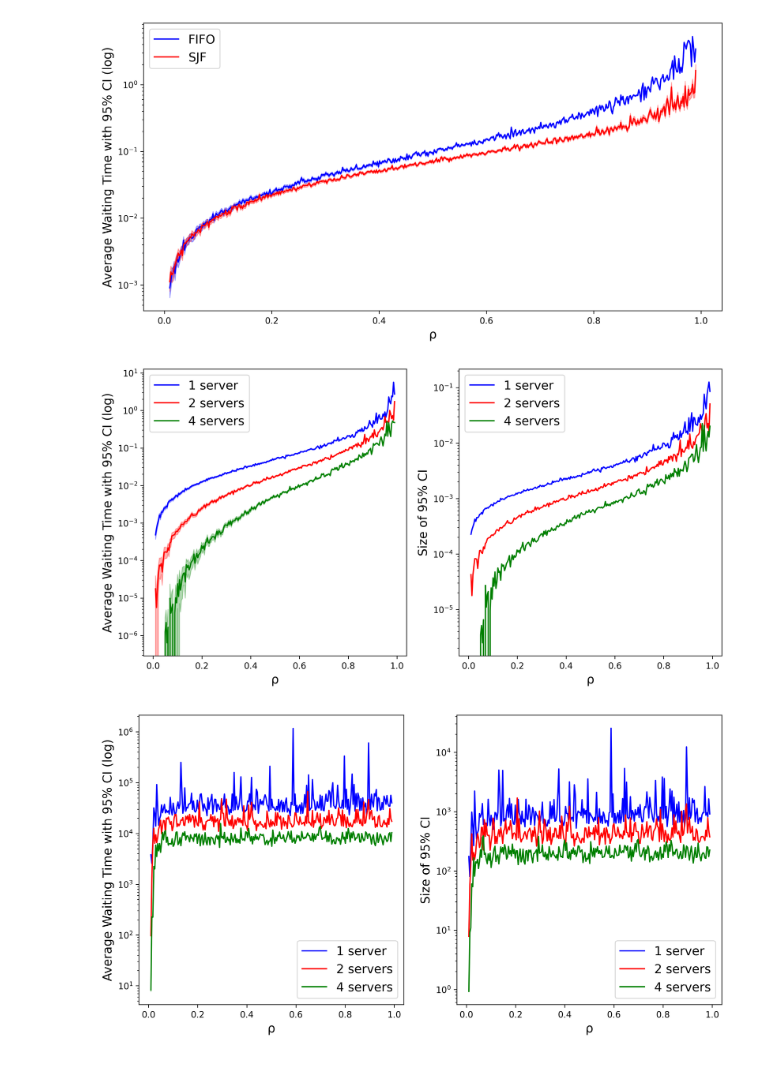
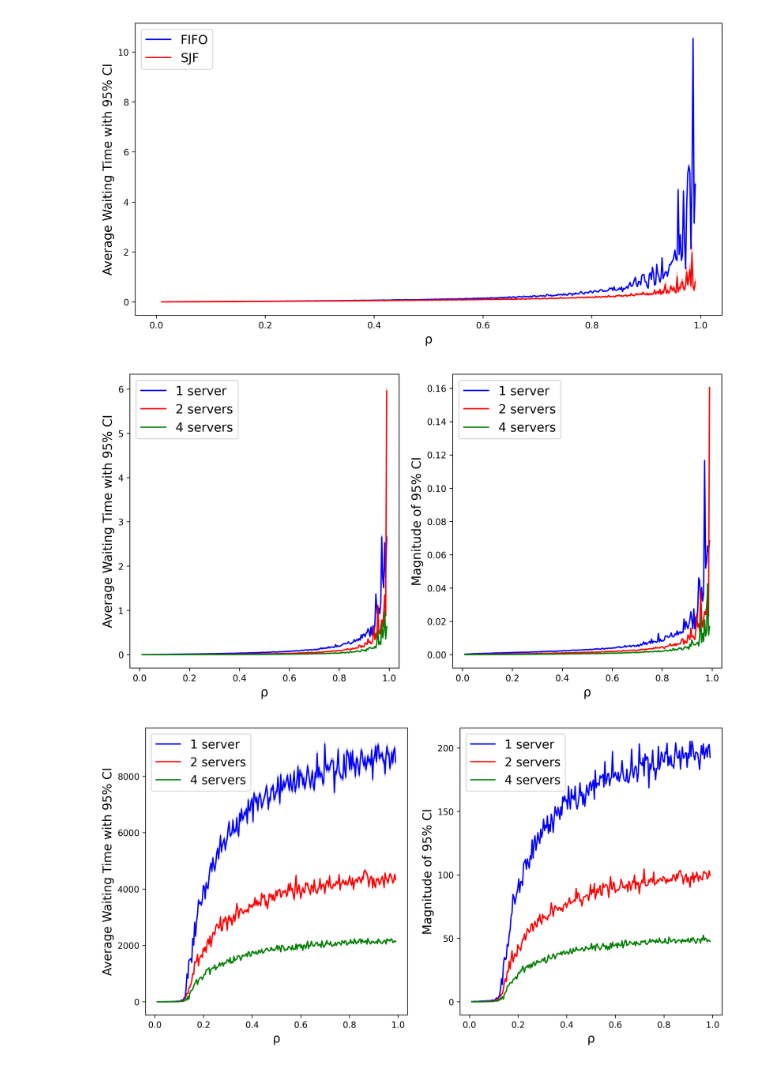
Before and after one commit to 3mmdrew/stochastic_assignment2, a Jupyter notebook: Notebook Assignment 2.ipynb, the cells around one changed output. Drawn from its saved outputs; the diff is of its cells as text; code cells hidden in the pictures.

Commit message:
changed graph scales

```diff
--- a/Notebook Assignment 2.ipynb
+++ b/Notebook Assignment 2.ipynb
@@ -190,13 +189,12 @@ for i, type in enumerate([simulation, simulation_sjf]):
     plt.fill_between(rhos, ci_low, ci_high, color = colors[i], alpha = 0.3)
 
 plt.xlabel('ρ', fontsize = 14)
-plt.ylabel('Average Waiting Time with 95% CI (log)', fontsize = 14)
-plt.yscale('log')
+plt.ylabel('Average Waiting Time with 95% CI', fontsize = 14)
 plt.legend(fontsize = 14)
 plt.savefig('./figures/figure2.png')
 plt.show()
 # %% [output]
-[figure, old version]
+[figure, new version]
 # %%
 #SET DETERMINISTIC JOB SERVICE TIME \mu
 
@@ -272,17 +270,16 @@ for i, servers in enumerate([1, 2, 4]):
     ax2.plot(rhos, diff, color = colors[i], label = labels[i])
 
 ax1.set_xlabel('ρ', fontsize = 14)
-ax1.set_ylabel('Average Waiting Time with 95% CI (log)', fontsize = 14)
-ax1.set_yscale('log')
+ax1.set_ylabel('Average Waiting Time with 95% CI', fontsize = 14)
 ax1.legend(fontsize = 14)
 ax2.set_xlabel('ρ', fontsize = 14)
-ax2.set_ylabel('Size of 95% CI', fontsize = 14)
-ax2.set_yscale('log')
+ax2.set_ylabel('Magnitude of 95% CI', fontsize = 14)
 ax2.legend(fontsize = 14)
+
 plt.savefig('./figures/figure3.png')
 plt.show()
 # %% [output]
-[figure, old version]
+[figure, new version]
 # %%
 #CREATE LONG-TAIL DISTRIBUTION
 def hyper_exponential():
@@ -299,7 +296,8 @@ def queue_function_lt(env, mu, waiting_times, res, completed_jobs): # Simulation
         yield request # Join the queue
         waiting_times.append(env.now - arrival_time) # Calculate waiting time
 
-        service_time = np.random.exponential(1 / hyper_exponential()) # Long-tailed distribution of _Service Rate_ value
+        mean_time = hyper_exponential()
+        service_time = np.random.exponential(mean_time) # Long-tailed distribution of _Service Rate_ value
         yield env.timeout(service_time) # Add service time
         completed_jobs[0] += 1
 
@@ -335,42 +333,41 @@ def simulation_lt(rho, mu, servers, jobs):
 
 # Set parameters
 rhos = np.linspace(0.01, 0.99, 250) # System load
-mu = 10 # Servers capacity
+mu = 4 # Servers capacity (mean) given long-tailed distribution
 jobs = 10000 # Number of jobs to be completed
 z = norm.ppf(0.975) # Z for confidence interval
 colors = ['b', 'r', 'g']
 labels = ['1 server', '2 servers', '4 servers']
 
 # Run simulation for 1, 2 and 4 servers and plot the corresponding average waiting times and size of confidence intervals to evaluate how the number of measurements required to attain a certain statistical significance depend on ρ
 fig, (ax1, ax2) = plt.subplots(1, 2, dpi = 300, figsize = (12, 6))
 
 for i, servers in enumerate([1, 2, 4]):
     times = []
     ci_low = []
     ci_high = []
     diff = []
 
     for rho in rhos:
         avg_waiting_time, measurements, std, confidence_interval = simulation_lt(rho, mu, servers, jobs)
         times.append(avg_waiting_time)
-        ci_low.append(confidence_interval[0])
+        ci_low.append(max(0,confidence_interval[0]))
         ci_high.append(confidence_interval[1])
         diff.append(confidence_interval[1] - confidence_interval[0])
 
     ax1.plot(rhos, times, color = colors[i], label = labels[i])
     ax1.fill_between(rhos, ci_low, ci_high, color = colors[i], alpha = 0.3)
 
     ax2.plot(rhos, diff, color = colors[i], label = labels[i])
 
 ax1.set_xlabel('ρ', fontsize = 14)
-ax1.set_ylabel('Average Waiting Time with 95% CI (log)', fontsize = 14)
-ax1.set_yscale('log')
+ax1.set_ylabel('Average Waiting Time with 95% CI', fontsize = 14)
 ax1.legend(fontsize = 14)
 ax2.set_xlabel('ρ', fontsize = 14)
-ax2.set_ylabel('Size of 95% CI', fontsize = 14)
-ax2.set_yscale('log')
+ax2.set_ylabel('Magnitude of 95% CI', fontsize = 14)
 ax2.legend(fontsize = 14)
+
 plt.savefig('./figures/figure4.png')
 plt.show()
 # %% [output]
-[figure, old version]
+[figure, new version]
```
Also changed, not shown: parts of 1 cell of this notebook, 4 other files.
